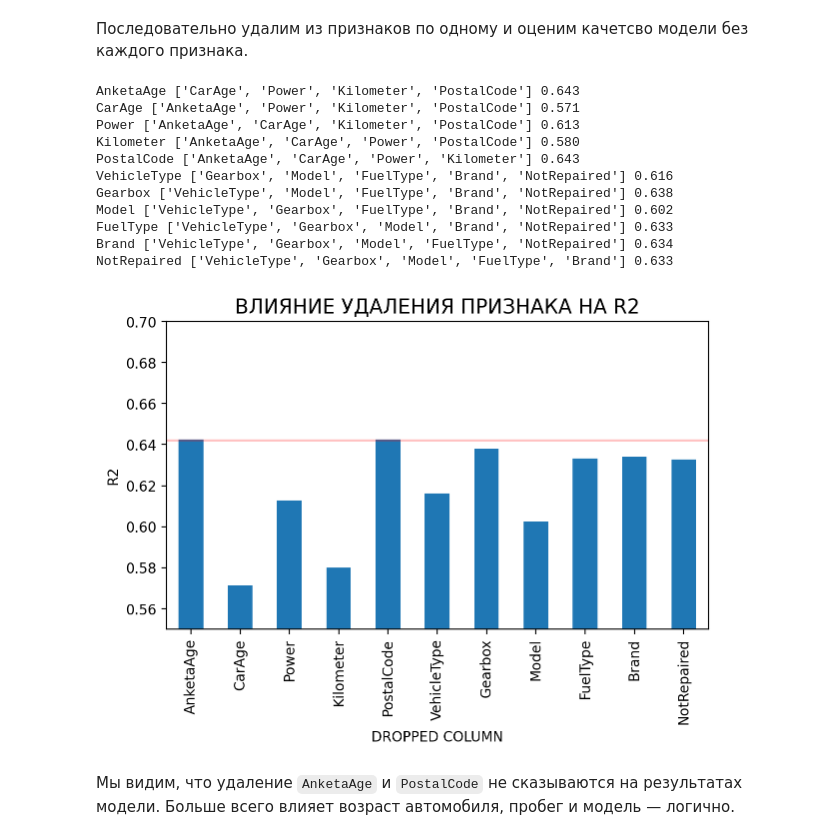
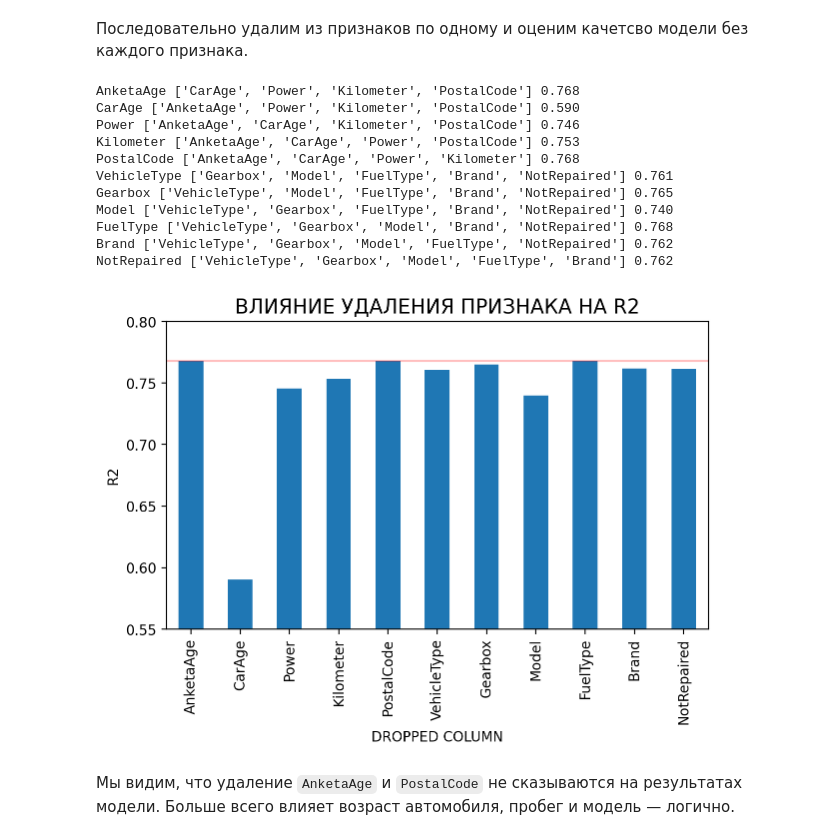
Before and after one commit to dimdasci/yp13-gradient-boosting, a Jupyter notebook: notebooks/yp13-gradient-boosting.ipynb, the cells around one changed output. Saved outputs shown, nothing was run; the diff lists cells and outputs as text; code cells hidden in the pictures.

```diff
--- a/notebooks/yp13-gradient-boosting.ipynb
+++ b/notebooks/yp13-gradient-boosting.ipynb
@@ -102,6 +103,11 @@ def remove_empty_price_rows(_df: pd.DataFrame) -> pd.DataFrame:
     """Удаляет строки с пропусками в Price"""
 
     return _df.query('Price > 0')
+
+def filter_price(_df: pd.DataFrame) -> pd.DataFrame:
+    """Удаляет строки с Price <= 300"""
+
+    return _df.query('Price > 300')
 
 def convert_str_to_datetime(_df: pd.DataFrame) -> pd.DataFrame:
     """Заменяет строковый тип у признаков `DateCreated` и `DateCrowled` на DateTime"""
@@ -147,6 +153,11 @@ def replace_age_over_40(_df: pd.DataFrame) -> pd.DataFrame:
     _df.CarAge = np.where(_df.CarAge>40, 40, _df.CarAge)
 
     return _df
+
+def filter_age(_df: pd.DataFrame) -> pd.DataFrame:
+    """Фильтрует возраст автомобиля от 3 до 21 годв"""
+
+    return _df.query('3 < CarAge < 21')
 # %%
 class CarPower:
     def __init__(self):
@@ -1122,6 +1133,12 @@ steps = [
     add_car_age_feature, add_anketa_age_feature, fill_na_with_other,
     replace_negative_age, replace_age_over_40
 ]
+# %%
+steps = [
+    convert_str_to_datetime, remove_duplicates, filter_price,
+    add_car_age_feature, add_anketa_age_feature, fill_na_with_other,
+    replace_negative_age, filter_age
+]
 # %%
 train_data = X_train.join(y_train)
 clean_df = clear_data(train_data.copy(), steps)
@@ -1350,31 +1361,31 @@ for column in categorical_features:
 
 features_impact = pd.DataFrame({'removed_column': removed_columns, 'rmse': scores})
 # %% [output]
-AnketaAge ['CarAge', 'Power', 'Kilometer', 'PostalCode'] 0.643
-CarAge ['AnketaAge', 'Power', 'Kilometer', 'PostalCode'] 0.571
-Power ['AnketaAge', 'CarAge', 'Kilometer', 'PostalCode'] 0.613
-Kilometer ['AnketaAge', 'CarAge', 'Power', 'PostalCode'] 0.580
-PostalCode ['AnketaAge', 'CarAge', 'Power', 'Kilometer'] 0.643
-VehicleType ['Gearbox', 'Model', 'FuelType', 'Brand', 'NotRepaired'] 0.616
-Gearbox ['VehicleType', 'Model', 'FuelType', 'Brand', 'NotRepaired'] 0.638
-Model ['VehicleType', 'Gearbox', 'FuelType', 'Brand', 'NotRepaired'] 0.602
-FuelType ['VehicleType', 'Gearbox', 'Model', 'Brand', 'NotRepaired'] 0.633
-Brand ['VehicleType', 'Gearbox', 'Model', 'FuelType', 'NotRepaired'] 0.634
-NotRepaired ['VehicleType', 'Gearbox', 'Model', 'FuelType', 'Brand'] 0.633
+AnketaAge ['CarAge', 'Power', 'Kilometer', 'PostalCode'] 0.768
+CarAge ['AnketaAge', 'Power', 'Kilometer', 'PostalCode'] 0.590
+Power ['AnketaAge', 'CarAge', 'Kilometer', 'PostalCode'] 0.746
+Kilometer ['AnketaAge', 'CarAge', 'Power', 'PostalCode'] 0.753
+PostalCode ['AnketaAge', 'CarAge', 'Power', 'Kilometer'] 0.768
+VehicleType ['Gearbox', 'Model', 'FuelType', 'Brand', 'NotRepaired'] 0.761
+Gearbox ['VehicleType', 'Model', 'FuelType', 'Brand', 'NotRepaired'] 0.765
+Model ['VehicleType', 'Gearbox', 'FuelType', 'Brand', 'NotRepaired'] 0.740
+FuelType ['VehicleType', 'Gearbox', 'Model', 'Brand', 'NotRepaired'] 0.768
+Brand ['VehicleType', 'Gearbox', 'Model', 'FuelType', 'NotRepaired'] 0.762
+NotRepaired ['VehicleType', 'Gearbox', 'Model', 'FuelType', 'Brand'] 0.762
 # %%
 ax = features_impact.plot.bar(xticks=features_impact.index,
                               rot=90,
                               figsize=(7, 4),
                               legend=None)
 ax.set_xticklabels(features_impact.removed_column)
-plt.axhline(.642, c='r', alpha=.25)
+plt.axhline(.768, c='r', alpha=.25)
 plt.title('Влияние удаления признака на R2'.upper(), fontsize='x-large')
 plt.xlabel('Dropped column'.upper())
 plt.ylabel('R2'.upper())
-plt.ylim(.55, .7)
+plt.ylim(.55, .8)
 plt.show()
 # %% [output]
-[figure, old version]
+[figure, new version]
 # %% [markdown]
 Мы видим, что удаление `AnketaAge` и `PostalCode` не сказываются на результатах модели. Больше всего влияет возраст автомобиля, пробег и модель — логично.
 # %%
```
Also changed, not shown: parts of 42 cells of this notebook.
